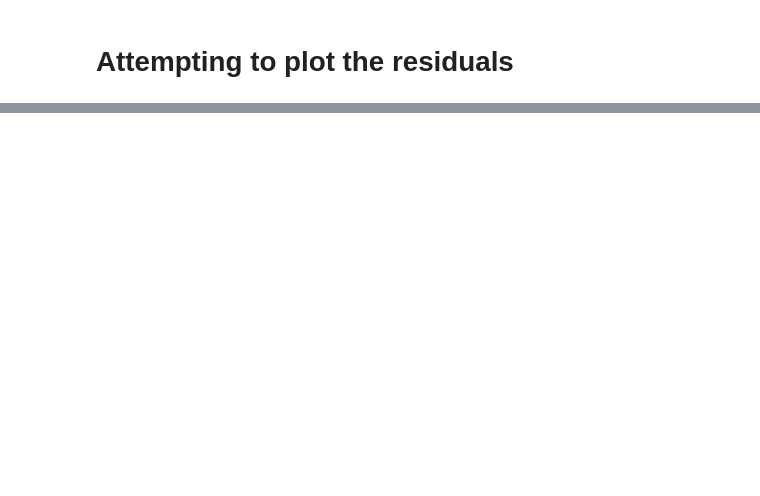
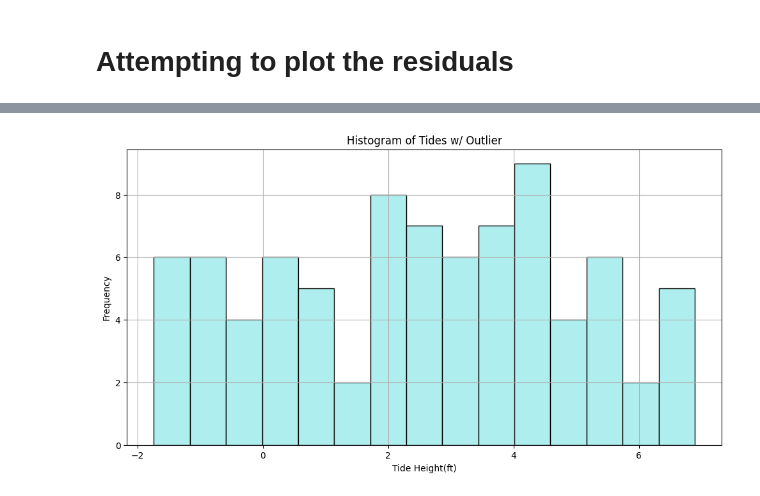
Before and after one commit to portablerug/Group-C, a Jupyter notebook: importingdata+hours.ipynb, the cells around one changed output, grey strips where cells are left out. Cells and saved outputs as stored; diff of their text form; code cells hidden in the pictures; blank space fills up the shorter version.

```diff
--- a/importingdata+hours.ipynb
+++ b/importingdata+hours.ipynb
@@ -122,0 +183,14 @@ print(len(bf_y_values))
+# %%
+# Assuming you have already plotted the histogram earlier in your code
+
+# Generate a new histogram with the outlier included
+plt.figure(figsize=(12, 6))
+plt.hist(height_with_outlier, bins=15, color='paleturquoise', edgecolor='black')
+plt.xlabel('Tide Height(ft)')
+plt.ylabel('Frequency')
+plt.title('Histogram of Tides w/ Outlier')
+plt.grid(True)
+plt.savefig('tide_height_with_outlier.pdf', bbox_inches='tight')
+plt.show()
+# %% [output]
+[figure, added]
```
Also changed, not shown: parts of 7 cells of this notebook, 2 other files.
